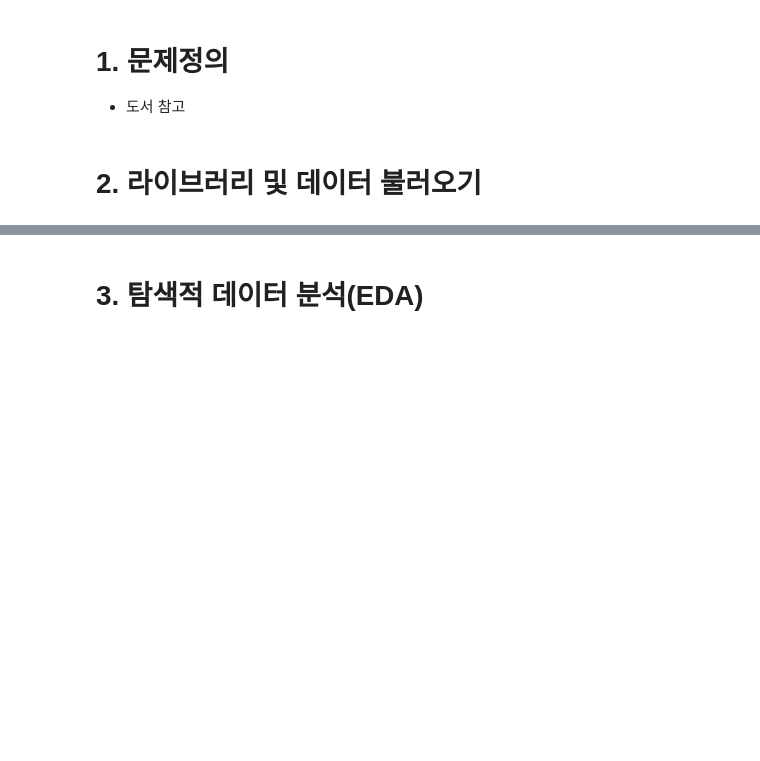
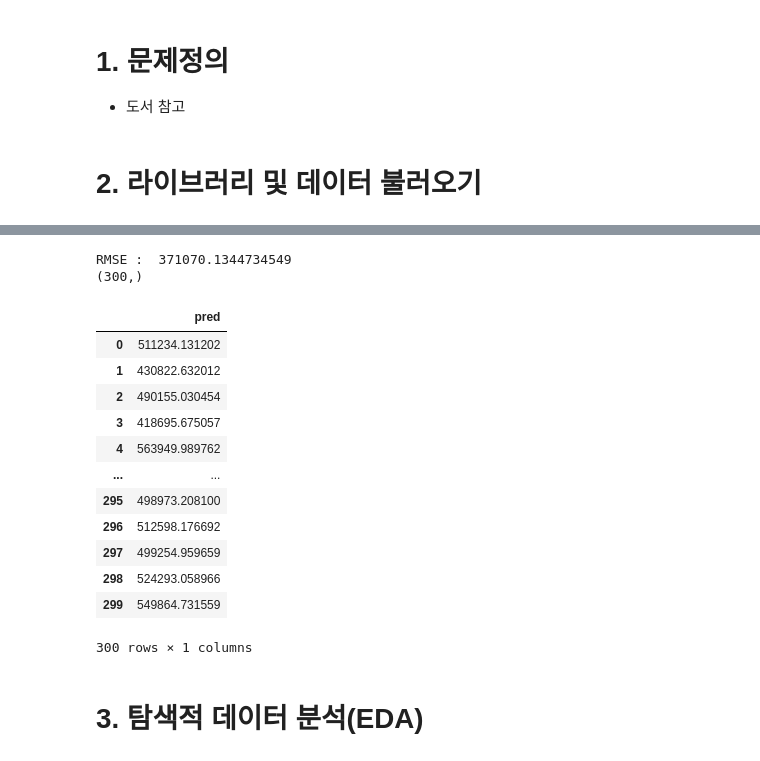
Before and after one commit to ecuirty-kr/1_DataAnalysis, a Jupyter notebook: p7_type2.ipynb, the cells around one changed output, grey strips where cells are left out. Drawn from its saved outputs; the diff is of its cells as text; code cells hidden in the pictures; blank space fills up the shorter version.

```diff
--- a/p7_type2.ipynb
+++ b/p7_type2.ipynb
@@ -12,3 +96,66 @@
+# %%
+#### 모범 답안 : 인코딩 - 레이블 인코딩 / 회귀 모델 : 선형 회귀 모델 사용
+# 1. 라이브러리 및 데이터
+import pandas as pd
+train = pd.read_csv("https://raw.githubusercontent.com/lovedlim/bigdata_analyst_cert/main/part4/ch7/mart_train.csv")
+test = pd.read_csv("https://raw.githubusercontent.com/lovedlim/bigdata_analyst_cert/main/part4/ch7/mart_test.csv")
+
+# 2. 탐색적 데이터 분석 (아까 한 걸로 생략)
+
+# 3. 데이터 전처리 (인코딩 : 레이블 인코딩 적용)
+target = train.pop('total')
+# 레이블 인코딩 (반복문 수행할 컬럼명 - 반복문 : Regressor/Classifier 생성 | train | test)
+from sklearn.preprocessing import LabelEncoder ## 레이블 인코더 라이브러리 좀 외워라 !
+from sklearn.linear_model import LinearRegression ## sklearn.linear_model 라이브러리임 import LinearRegression
+
+cols = train.select_dtypes(include='O').columns # .columns에 괄호 아님
+for col in cols:
+  # train[col] = set(train[col])
+  # test[col] = set(test[col]) ## 놀랍게도. set 아님.  인코더 생성은 써 놓고 왜 안 쓰니.
+  le = LabelEncoder()
+  train[col] = le.fit_transform(train[col])
+  test[col] = le.transform(test[col]) ## 레이블 인코더 출제되서 틀리는거 아님?ㅜ
+
+# 4.검증 데이터 분리
+from sklearn.model_selection import train_test_split
+X_train, X_val, y_train, y_val = train_test_split(train, target, test_size=0.2, random_state=0)
+
+# 5. 모델 학습 (선형 회귀 모델 사용할 것임)
+from sklearn.linear_model import LinearRegression ## 라이브러리 sklearn.linear_model의 LinearRegression (회귀만 있는 듯)
+lr = LinearRegression() ## 얘는 random_state 없음(고정 안 함)
+lr.fit(X_train, y_train)
+pred = lr.predict(X_val)
+# 평가
+from sklearn.metrics import root_mean_squared_error
+rmse = root_mean_squared_error(y_val, pred) # 평가 할 때 y_val, pred 쓰는거 왜 버벅임 - 바로바로 나와야디!
+print("RMSE : ", rmse) # 결과 : RMSE :  371070.1344734549
+
+# 아까 위에서 진행한 랜덤 포레스트(RF RMSE :  385935.56337360526) 보다도 적은 값이므로 선형 회귀 모델 성능이 더 우수하다
+# 고로 선형 회귀 모델로 test 데이터 예측 수행
+# 6. 예측 및 결과 파일 생성
+pred = lr.predict(test)
+result = pd.DataFrame({'pred':pred})
+result.to_csv("result.csv", index=False)
+# 검증
+print(pred.shape) # (300,)
+file = pd.read_csv("result.csv")
+file
+# %% [output]
+RMSE :  371070.1344734549
+(300,)
+|  | pred |
+| 0 | 511234.131202 |
+| 1 | 430822.632012 |
+| 2 | 490155.030454 |
+| 3 | 418695.675057 |
+| 4 | 563949.989762 |
+| ... | ... |
+| 295 | 498973.208100 |
+| 296 | 512598.176692 |
+| 297 | 499254.959659 |
+| 298 | 524293.058966 |
+| 299 | 549864.731559 |
+300 rows × 1 columns
 # %%
 # 데이터 불러오기
 import pandas as pd
```
Also changed, not shown: parts of 3 cells of this notebook.
